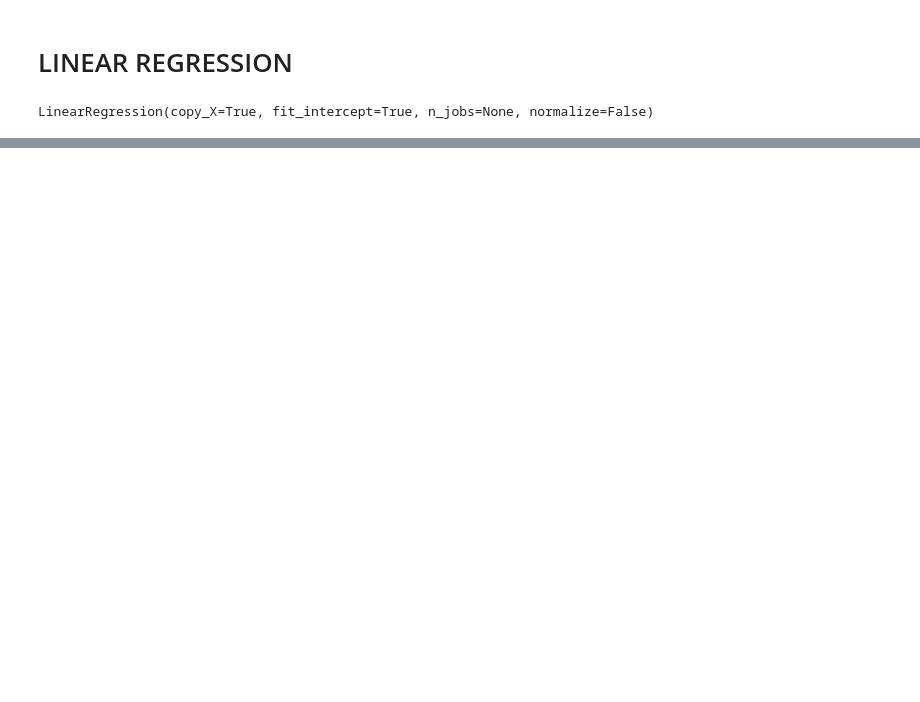
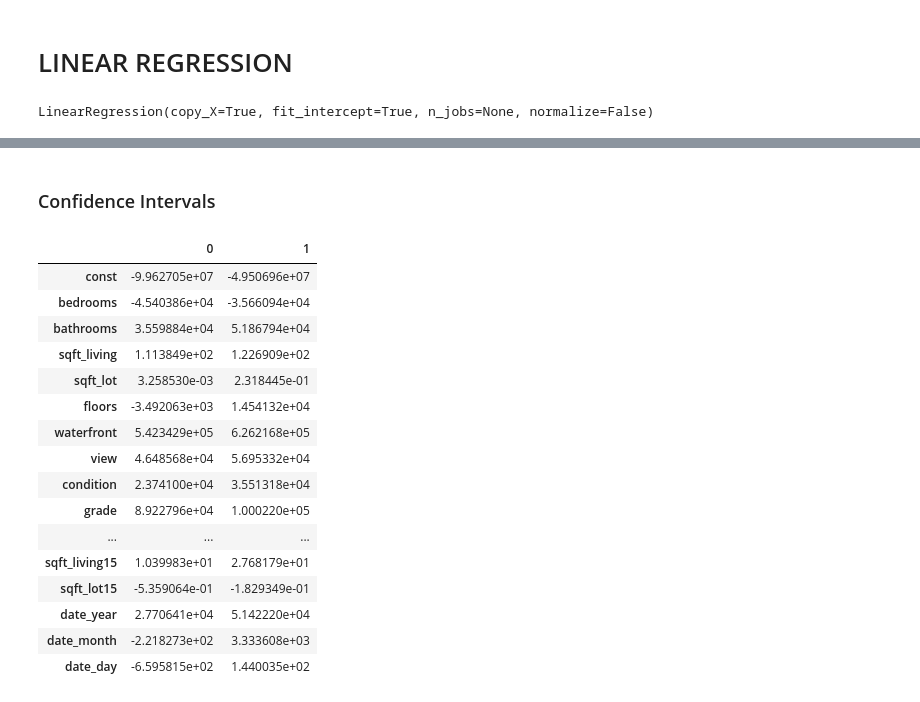
Before and after one commit to mwirtz946/housing_price_prediction, a Jupyter notebook: working_notebooks/model_iteration_1.ipynb, the cells around one changed output, grey strips where cells are left out. Drawn from its saved outputs; the diff is of its cells as text; code cells hidden in the pictures; blank space fills up the shorter version.

```diff
--- a/working_notebooks/model_iteration_1.ipynb
+++ b/working_notebooks/model_iteration_1.ipynb
@@ -118,0 +126,22 @@ rmse_dollars
+# %% [markdown]
+### Confidence Intervals
+# %%
+est.conf_int()
+# %% [output]
+|  | 0 | 1 |
+| const | -9.962705e+07 | -4.950696e+07 |
+| bedrooms | -4.540386e+04 | -3.566094e+04 |
+| bathrooms | 3.559884e+04 | 5.186794e+04 |
+| sqft_living | 1.113849e+02 | 1.226909e+02 |
+| sqft_lot | 3.258530e-03 | 2.318445e-01 |
+| floors | -3.492063e+03 | 1.454132e+04 |
+| waterfront | 5.423429e+05 | 6.262168e+05 |
+| view | 4.648568e+04 | 5.695332e+04 |
+| condition | 2.374100e+04 | 3.551318e+04 |
+| grade | 8.922796e+04 | 1.000220e+05 |
+| ... | ... | ... |
+| sqft_living15 | 1.039983e+01 | 2.768179e+01 |
+| sqft_lot15 | -5.359064e-01 | -1.829349e-01 |
+| date_year | 2.770641e+04 | 5.142220e+04 |
+| date_month | -2.218273e+02 | 3.333608e+03 |
+| date_day | -6.595815e+02 | 1.440035e+02 |
```
Also changed, not shown: parts of 22 cells of this notebook, 1 other file.
